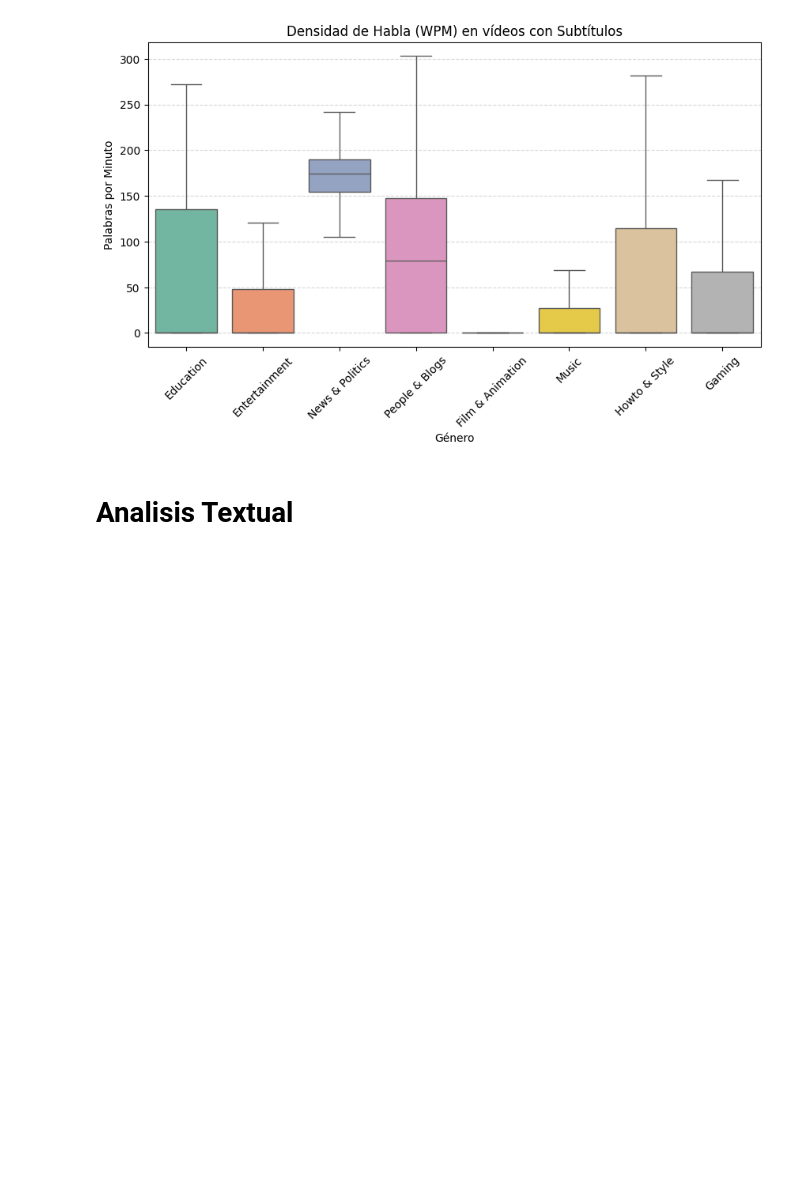
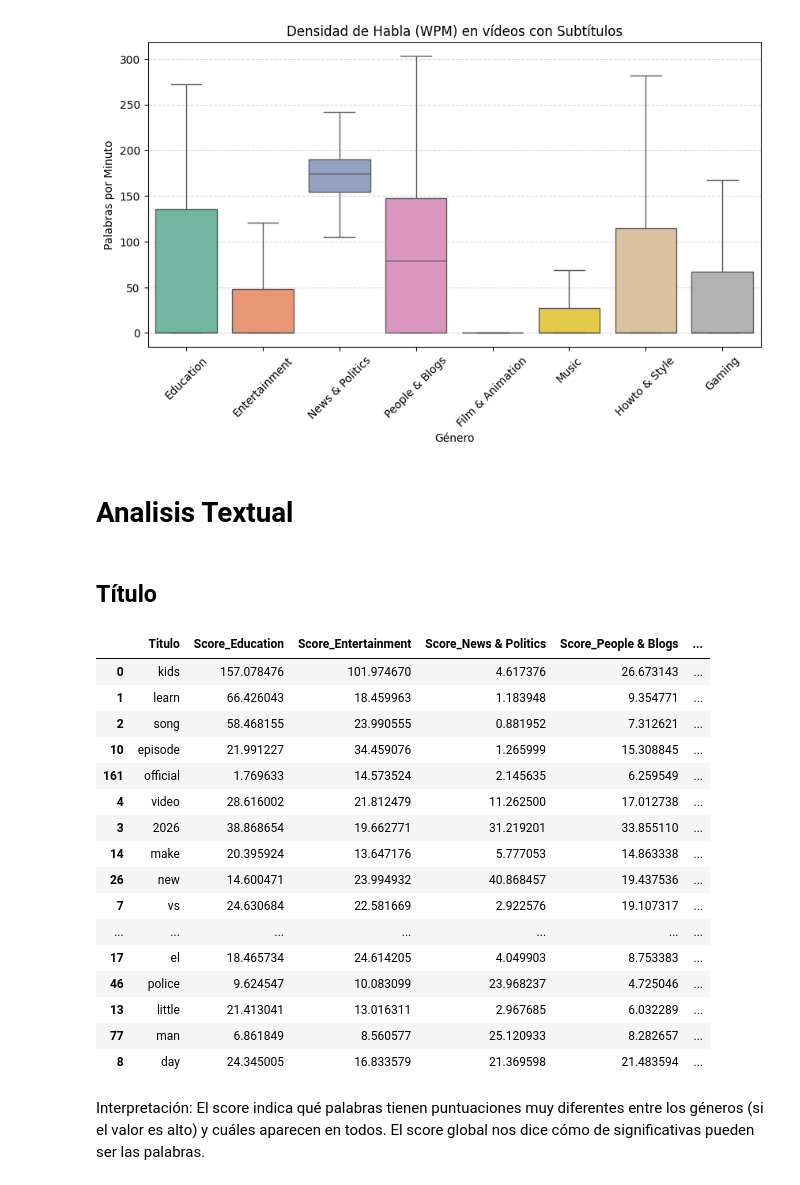
Before and after one commit to UCM-GIDIA-PD1/c2526-R1, a Jupyter notebook: src/analisis_generos_proceso.ipynb, the cells around one changed output. Saved outputs shown, nothing was run; the diff lists cells and outputs as text; code cells hidden in the pictures; blank space fills up the shorter version.

```diff
--- a/src/analisis_generos_proceso.ipynb
+++ b/src/analisis_generos_proceso.ipynb
@@ -217,4 +217,6 @@ plt.show()
 # %% [output]
 [figure]
 # %% [markdown]
-# **Analisis Textual**
+# Analisis Textual
+# %% [markdown]
+## Título
@@ -220,0 +228,54 @@ plt.show()
+# %%
+#HAY QUE PASAR LA FUNCION AL UTILS
+
+def common_terms_dictionary(diccionario_dfs, columna):
+    """
+    Encuentra términos comunes en todos los DataFrames del diccionario y analiza su consistencia.
+    """
+    from functools import reduce
+
+    # 1. Extraemos las claves para renombrar columnas dinámicamente
+    generos = list(diccionario_dfs.keys())
+
+    # 2. Preparamos los DFs renombrando la columna 'Score' por el nombre del género
+    listado_dfs = []
+    for genero in generos:
+        df_temp = diccionario_dfs[genero][[columna, 'Score']].copy()
+        df_temp = df_temp.rename(columns={'Score': f'Score_{genero}'})
+        listado_dfs.append(df_temp)
+
+    # 3. Realizamos un merge sucesivo (inner join) para encontrar solo lo que está en TODOS
+    df_comun = reduce(lambda left, right: pd.merge(left, right, on=columna), listado_dfs)
+
+    # 4. Métrica interesante: Desviación Estándar entre Scores
+    # Si la desviación es baja, el término es un "comodín" que no sirve para clasificar.
+    score_cols = [col for col in df_comun.columns if col.startswith('Score_')]
+    df_comun['Score_Std'] = df_comun[score_cols].std(axis=1)
+    df_comun['Score_Total'] = df_comun[score_cols].sum(axis=1)
+
+    return df_comun.sort_values(by='Score_Total', ascending=False)
+# %%
+common_terms = common_terms_dictionary(diccionario_tf_titulos, "Titulo")
+
+common_terms.sort_values("Score_Std", ascending=False).head(20)
+# %% [output]
+|  | Titulo | Score_Education | Score_Entertainment | Score_News & Politics | Score_People & Blogs | ... |
+| 0 | kids | 157.078476 | 101.974670 | 4.617376 | 26.673143 | ... |
+| 1 | learn | 66.426043 | 18.459963 | 1.183948 | 9.354771 | ... |
+| 2 | song | 58.468155 | 23.990555 | 0.881952 | 7.312621 | ... |
+| 10 | episode | 21.991227 | 34.459076 | 1.265999 | 15.308845 | ... |
+| 161 | official | 1.769633 | 14.573524 | 2.145635 | 6.259549 | ... |
+| 4 | video | 28.616002 | 21.812479 | 11.262500 | 17.012738 | ... |
+| 3 | 2026 | 38.868654 | 19.662771 | 31.219201 | 33.855110 | ... |
+| 14 | make | 20.395924 | 13.647176 | 5.777053 | 14.863338 | ... |
+| 26 | new | 14.600471 | 23.994932 | 40.868457 | 19.437536 | ... |
+| 7 | vs | 24.630684 | 22.581669 | 2.922576 | 19.107317 | ... |
+| ... | ... | ... | ... | ... | ... | ... |
+| 17 | el | 18.465734 | 24.614205 | 4.049903 | 8.753383 | ... |
+| 46 | police | 9.624547 | 10.083099 | 23.968237 | 4.725046 | ... |
+| 13 | little | 21.413041 | 13.016311 | 2.967685 | 6.032289 | ... |
+| 77 | man | 6.861849 | 8.560577 | 25.120933 | 8.282657 | ... |
+| 8 | day | 24.345005 | 16.833579 | 21.369598 | 21.483594 | ... |
+# %% [markdown]
+Interpretación: El score indica qué palabras tienen puntuaciones muy diferentes entre los géneros (si el valor es alto) y cuáles aparecen en todos.
+El score global nos dice cómo de significativas pueden ser las palabras.
```
Also changed, not shown: parts of 11 cells of this notebook, 1 other file.
